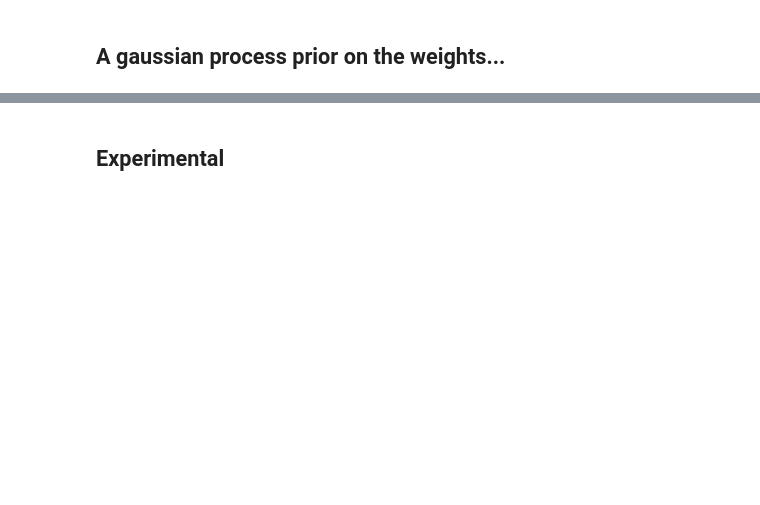
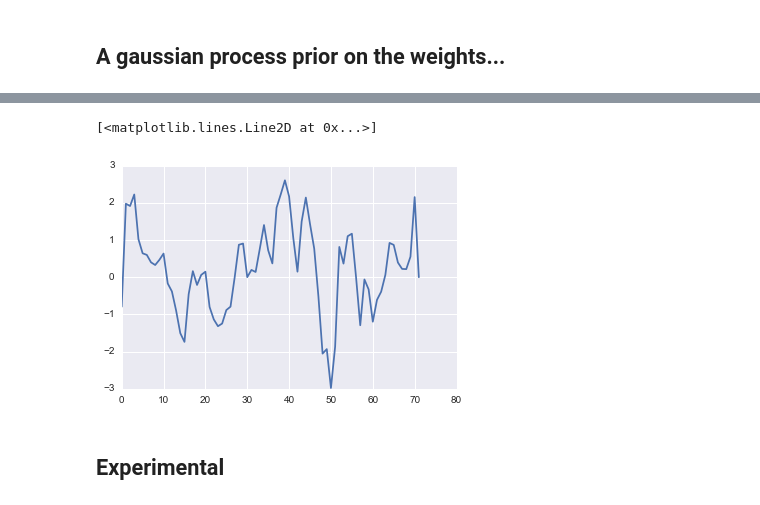
Before and after one commit to fdamani/neural_decoding_macaque_visual_graf2011, a Jupyter notebook: src/notebooks/data_processing_with_tuning_curves.ipynb, the cells around one changed output, grey strips where cells are left out. Drawn from its saved outputs; the diff is of its cells as text; code cells hidden in the pictures; blank space fills up the shorter version.

```diff
--- a/src/notebooks/data_processing_with_tuning_curves.ipynb
+++ b/src/notebooks/data_processing_with_tuning_curves.ipynb
@@ -1177,3 +1125,9 @@ cov
+# %%
+%matplotlib inline
+plt.plot(qw_mod[0].eval())
+# %% [output]
+[<matplotlib.lines.Line2D at 0x...>]
+[figure, added]
 # %% [markdown]
 ## Experimental
 # %%
```
Also changed, not shown: parts of 130 cells of this notebook.
